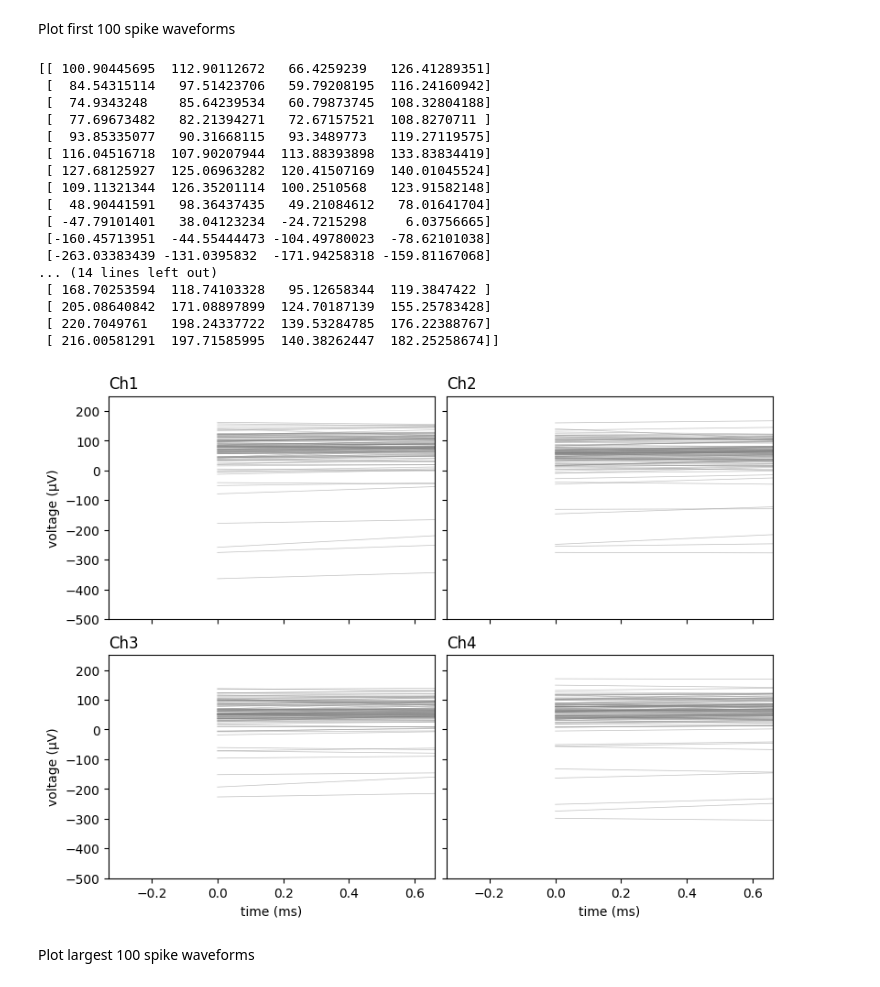
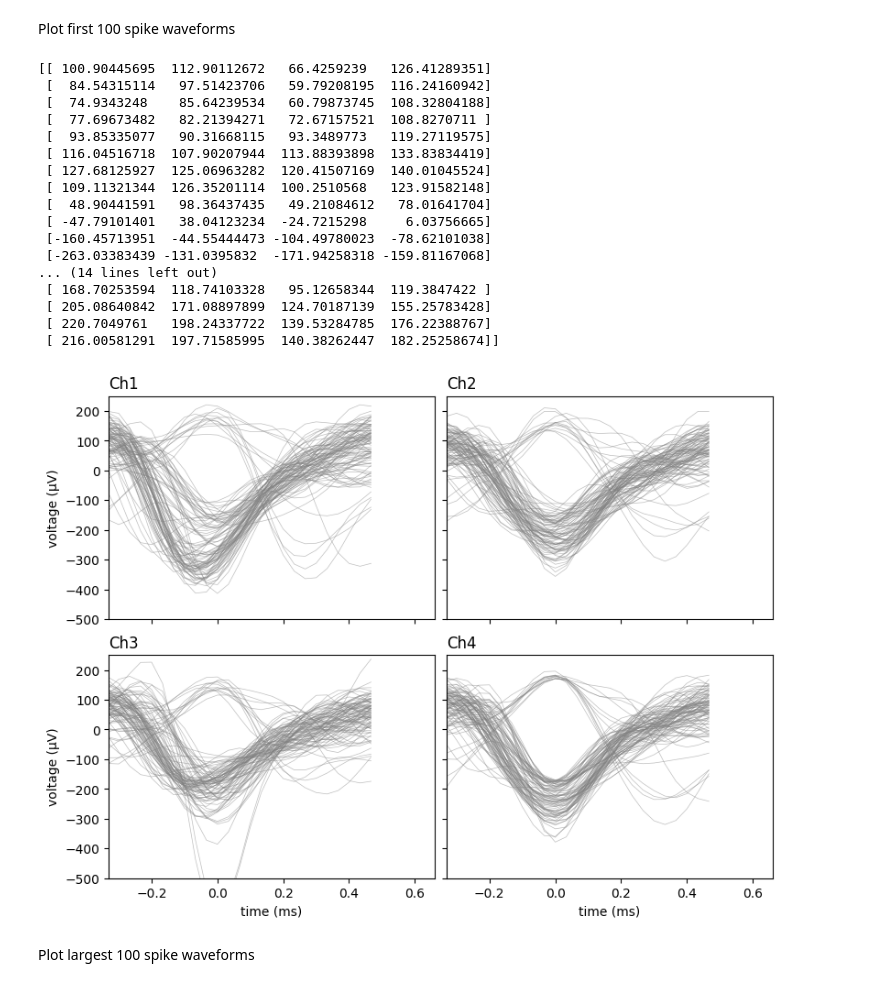
Before and after one commit to lucakosina/NeuralDataScience, a Jupyter notebook: CodingLab1_new.ipynb, the cells around one changed output. Cells and saved outputs as stored; diff of their text form; code cells hidden in the pictures.

```diff
--- a/CodingLab1_new.ipynb
+++ b/CodingLab1_new.ipynb
@@ -422,44 +422,52 @@ fig, ax = plt.subplot_mosaic(
 # cols = ["Ch1", "Ch2", "Ch3", "Ch4"]
 first_100_spikes = extract_waveforms(xf.values, s[:100])
 
+time_axis = (
+    (np.arange(first_100_spikes.shape[1]) - first_100_spikes.shape[1] // 2) * 1000 / fs
+)  # in ms
+
+
 print(first_100_spikes[0])
 
 # cols = ["Ch1", "Ch2", "Ch3", "Ch4"]
 for i, col in enumerate(cols):
 
-    ax[col].plot(first_100_spikes[:, :, i].T, color="gray", lw=0.5, alpha=0.5)
+    # ax[col].plot(first_100_spikes[:, :, i].T, color="gray", lw=0.5, alpha=0.5)
+    ax[col].plot(
+        time_axis, first_100_spikes[:, :, i].T, color="gray", lw=0.5, alpha=0.5
+    )
 
     # labeling etc
     ax[col].set_ylim((-500, 250))
     ax[col].set_xlim((-0.33, 0.66))
     ax[col].set_title(col, loc="left")
     if col == "Ch3" or col == "Ch4":
         ax[col].set_xlabel("time (ms)")
     else:
         ax[col].set_xticklabels([])
     if col == "Ch1" or col == "Ch3":
         ax[col].set_ylabel("voltage (μV)")
     else:
         ax[col].set_yticklabels([])
 # %% [output]
 [[ 100.90445695  112.90112672   66.4259239   126.41289351]
  [  84.54315114   97.51423706   59.79208195  116.24160942]
  [  74.9343248    85.64239534   60.79873745  108.32804188]
  [  77.69673482   82.21394271   72.67157521  108.8270711 ]
  [  93.85335077   90.31668115   93.3489773   119.27119575]
  [ 116.04516718  107.90207944  113.88393898  133.83834419]
  [ 127.68125927  125.06963282  120.41507169  140.01045524]
  [ 109.11321344  126.35201114  100.2510568   123.91582148]
  [  48.90441591   98.36437435   49.21084612   78.01641704]
  [ -47.79101401   38.04123234  -24.7215298     6.03756665]
  [-160.45713951  -44.55444473 -104.49780023  -78.62101038]
  [-263.03383439 -131.0395832  -171.94258318 -159.81167068]
 ... (14 lines left out)
  [ 168.70253594  118.74103328   95.12658344  119.3847422 ]
  [ 205.08640842  171.08897899  124.70187139  155.25783428]
  [ 220.7049761   198.24337722  139.53284785  176.22388767]
  [ 216.00581291  197.71585995  140.38262447  182.25258674]]
-[figure, old version]
+[figure, new version]
 # %% [markdown]
 Plot largest 100 spike waveforms
 # %%
```
Also changed, not shown: parts of 2 cells of this notebook.
